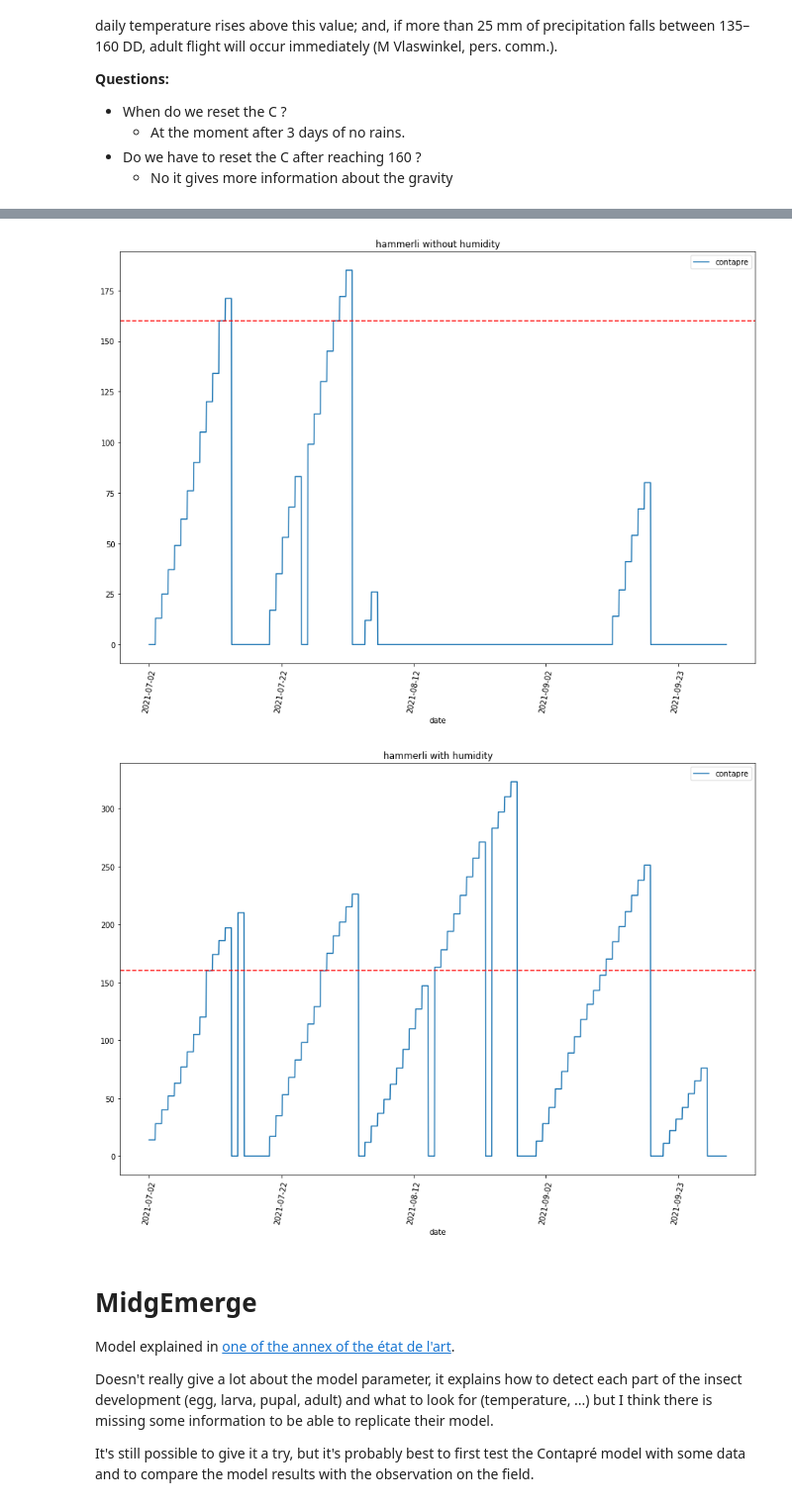
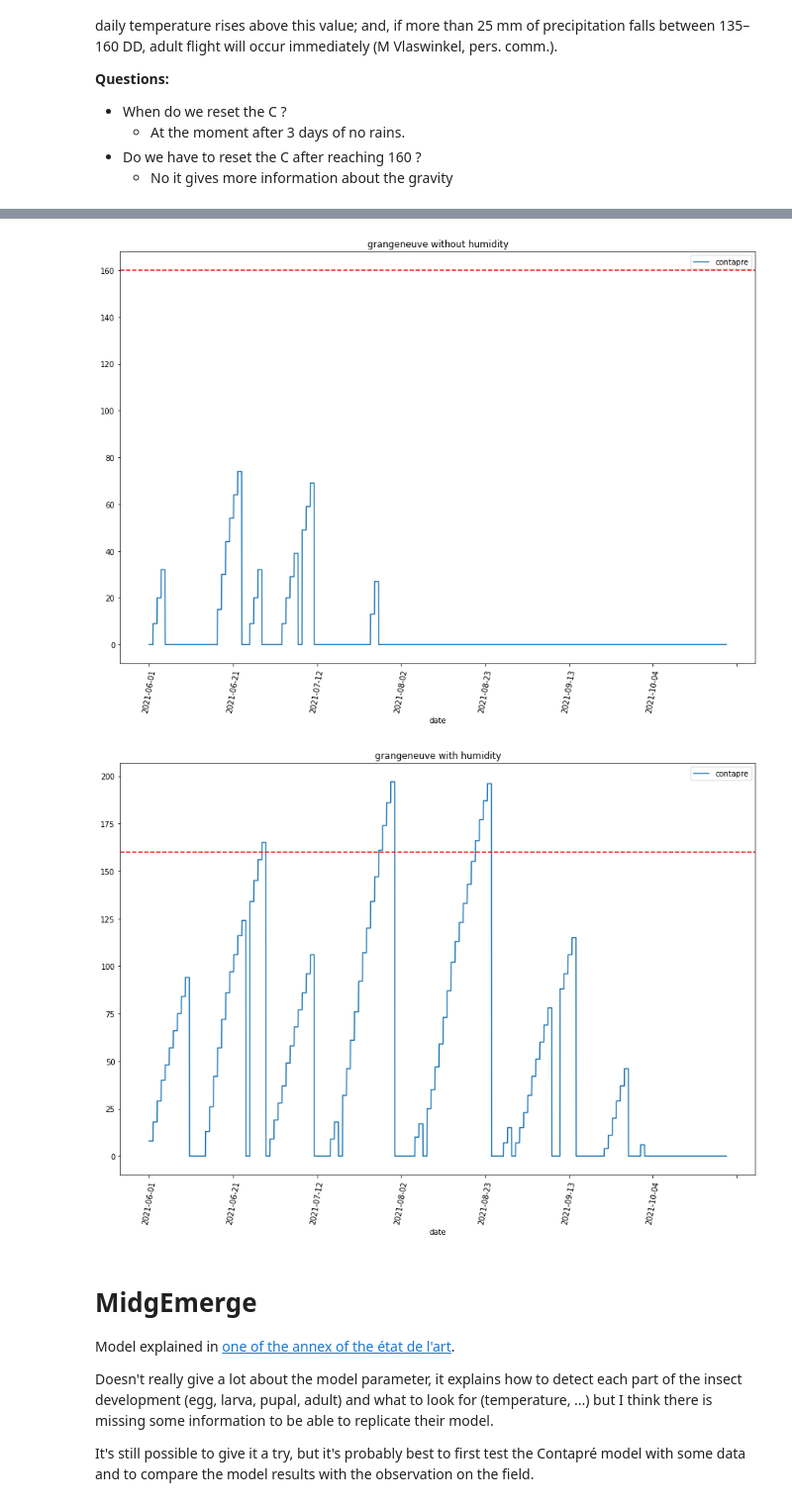
Before and after one commit to 3rtex/disease_models, a Jupyter notebook: cabbage/contarinia_nasturtii.ipynb, the cells around one changed output, grey strips where cells are left out. Shown at 99% size. Cells and saved outputs as stored; diff of their text form; code cells hidden in the pictures.

Commit message:
put grangeneuve instead of hammerli

```diff
--- a/cabbage/contarinia_nasturtii.ipynb
+++ b/cabbage/contarinia_nasturtii.ipynb
@@ -11,7 +11,7 @@ import numpy as np
 import matplotlib.pyplot as plt
 
 # Read excel or csv, sort data by date
-culture = "hammerli" # change between "grangeneuve" and "hammerli"
+culture = "grangeneuve" # change between "grangeneuve" and "hammerli"
 df = pd.read_excel("data_{}.xls".format(culture), engine='xlrd')
 
 df.sort_values(by=["date"], ignore_index=True, inplace=True)
@@ -60,7 +63,7 @@ def check_precipitation(df, i, withHumidity):
             humidity_mean += df.at[i + j, 'percent_humidity_avg']
         else:
             break
-    if mm > 11 or (withHumidity and humidity_mean / (j + 1) > 75):
+    if mm >= 11 or (withHumidity and humidity_mean / (j + 1) > 75):
         return True, mm
     return False, mm
 
@@ -180,5 +175,5 @@ _ = plt.axhline(160, color='red', linestyle='--')
-[figure, old version]
+[figure, new version]
-[figure, old version]
+[figure, new version]
 # %% [markdown]
 # MidgEmerge
 
```
Also changed, not shown: parts of 2 cells of this notebook.
